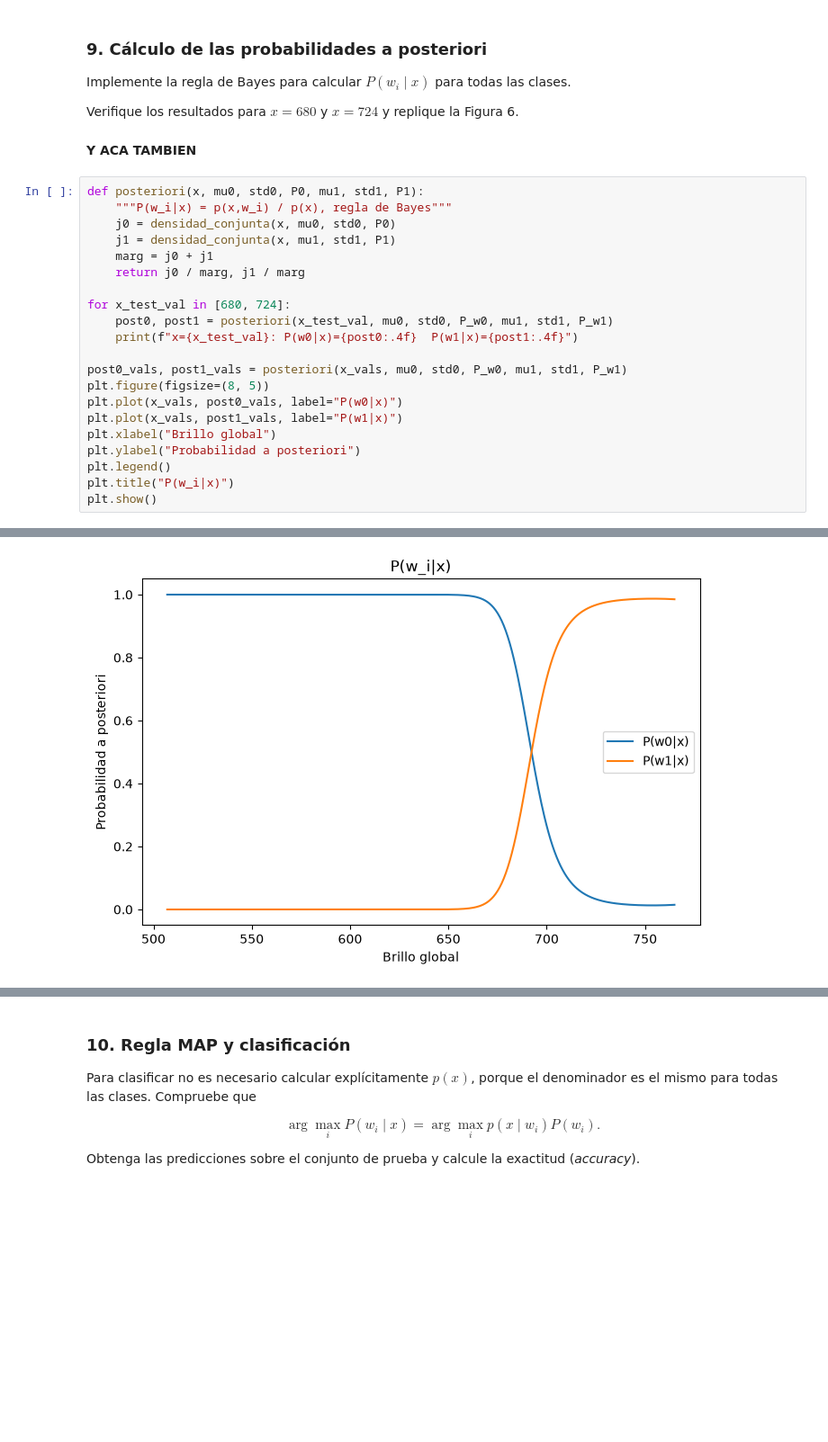
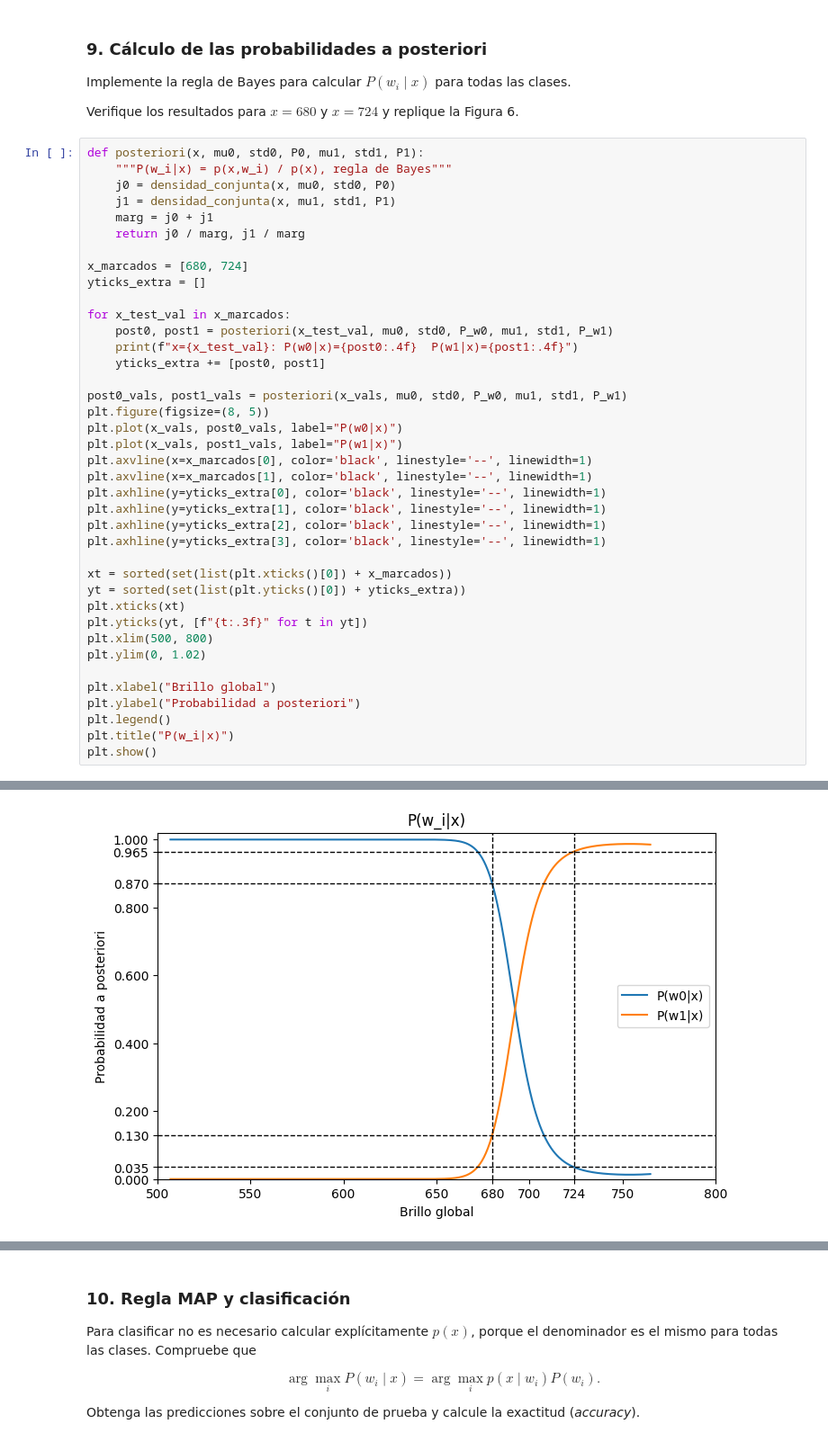
Before and after one commit to LuciaSaravia/Aprendizaje-Automatico, a Jupyter notebook: Actividad7_NaiveBayes_grupo5.ipynb, the cells around one changed output, grey strips where cells are left out. Shown at 90% size. Saved outputs shown, nothing was run; the diff lists cells and outputs as text; blank space fills up the shorter version.

```diff
--- a/Actividad7_NaiveBayes_grupo5.ipynb
+++ b/Actividad7_NaiveBayes_grupo5.ipynb
@@ -363,30 +375,46 @@ p(x=724) = 0.011649
 Implemente la regla de Bayes para calcular $P(w_i\mid x)$ para todas las clases.
 
 Verifique los resultados para $x=680$ y $x=724$ y replique la Figura 6.
-# %% [markdown]
-**Y ACA TAMBIEN**
 # %%
 def posteriori(x, mu0, std0, P0, mu1, std1, P1):
     """P(w_i|x) = p(x,w_i) / p(x), regla de Bayes"""
     j0 = densidad_conjunta(x, mu0, std0, P0)
     j1 = densidad_conjunta(x, mu1, std1, P1)
     marg = j0 + j1
     return j0 / marg, j1 / marg
 
-for x_test_val in [680, 724]:
+x_marcados = [680, 724]
+yticks_extra = []
+
+for x_test_val in x_marcados:
     post0, post1 = posteriori(x_test_val, mu0, std0, P_w0, mu1, std1, P_w1)
     print(f"x={x_test_val}: P(w0|x)={post0:.4f}  P(w1|x)={post1:.4f}")
+    yticks_extra += [post0, post1]
 
 post0_vals, post1_vals = posteriori(x_vals, mu0, std0, P_w0, mu1, std1, P_w1)
 plt.figure(figsize=(8, 5))
 plt.plot(x_vals, post0_vals, label="P(w0|x)")
 plt.plot(x_vals, post1_vals, label="P(w1|x)")
+plt.axvline(x=x_marcados[0], color='black', linestyle='--', linewidth=1)
+plt.axvline(x=x_marcados[1], color='black', linestyle='--', linewidth=1)
+plt.axhline(y=yticks_extra[0], color='black', linestyle='--', linewidth=1)
+plt.axhline(y=yticks_extra[1], color='black', linestyle='--', linewidth=1)
+plt.axhline(y=yticks_extra[2], color='black', linestyle='--', linewidth=1)
+plt.axhline(y=yticks_extra[3], color='black', linestyle='--', linewidth=1)
+
+xt = sorted(set(list(plt.xticks()[0]) + x_marcados))
+yt = sorted(set(list(plt.yticks()[0]) + yticks_extra))
+plt.xticks(xt)
+plt.yticks(yt, [f"{t:.3f}" for t in yt])
+plt.xlim(500, 800)
+plt.ylim(0, 1.02)
+
 plt.xlabel("Brillo global")
 plt.ylabel("Probabilidad a posteriori")
 plt.legend()
 plt.title("P(w_i|x)")
 plt.show()
 # %% [output]
 x=680: P(w0|x)=0.8702  P(w1|x)=0.1298
 x=724: P(w0|x)=0.0351  P(w1|x)=0.9649
-[figure, old version]
+[figure, new version]
```
Also changed, not shown: parts of 28 cells of this notebook.
